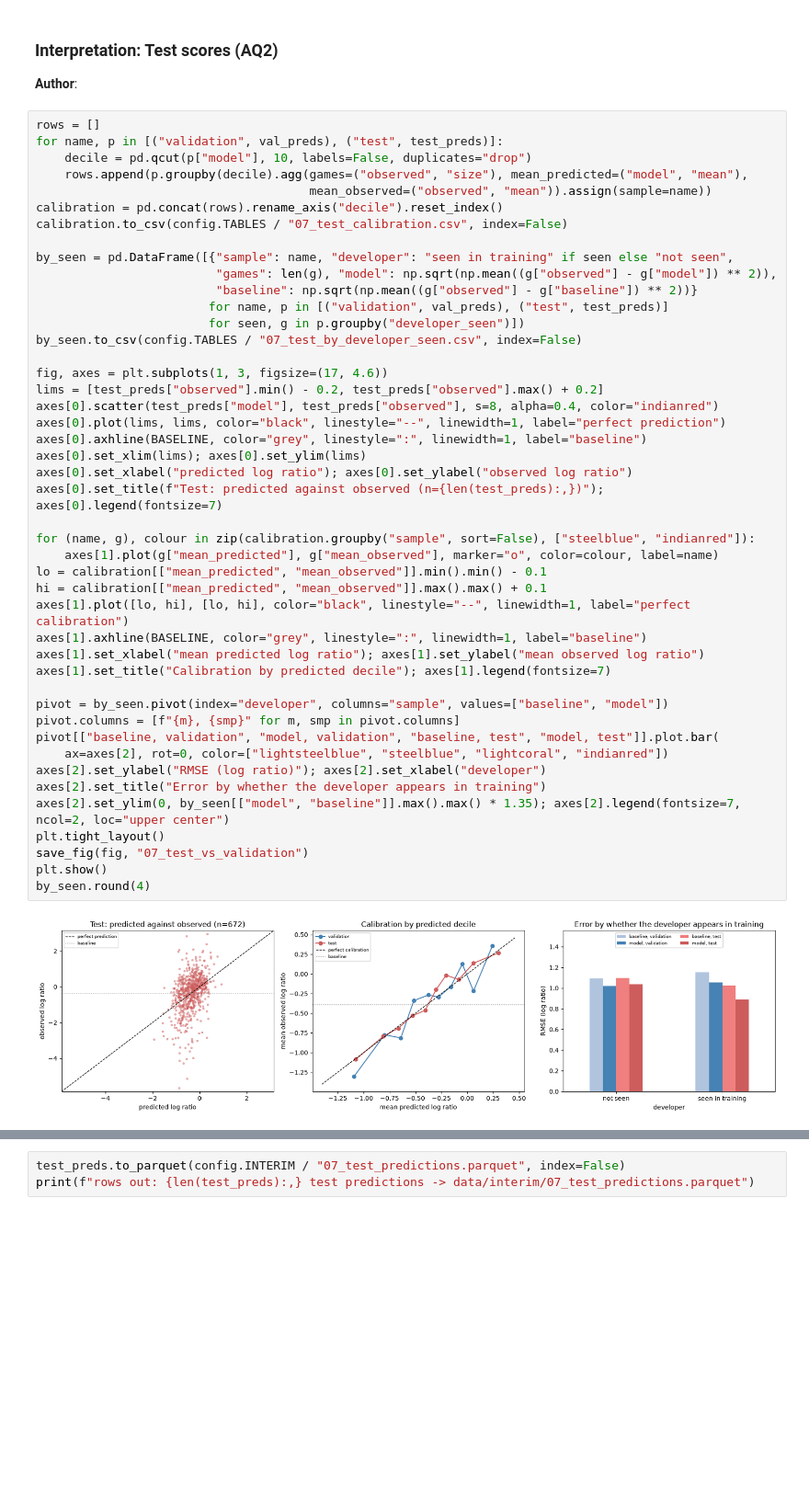
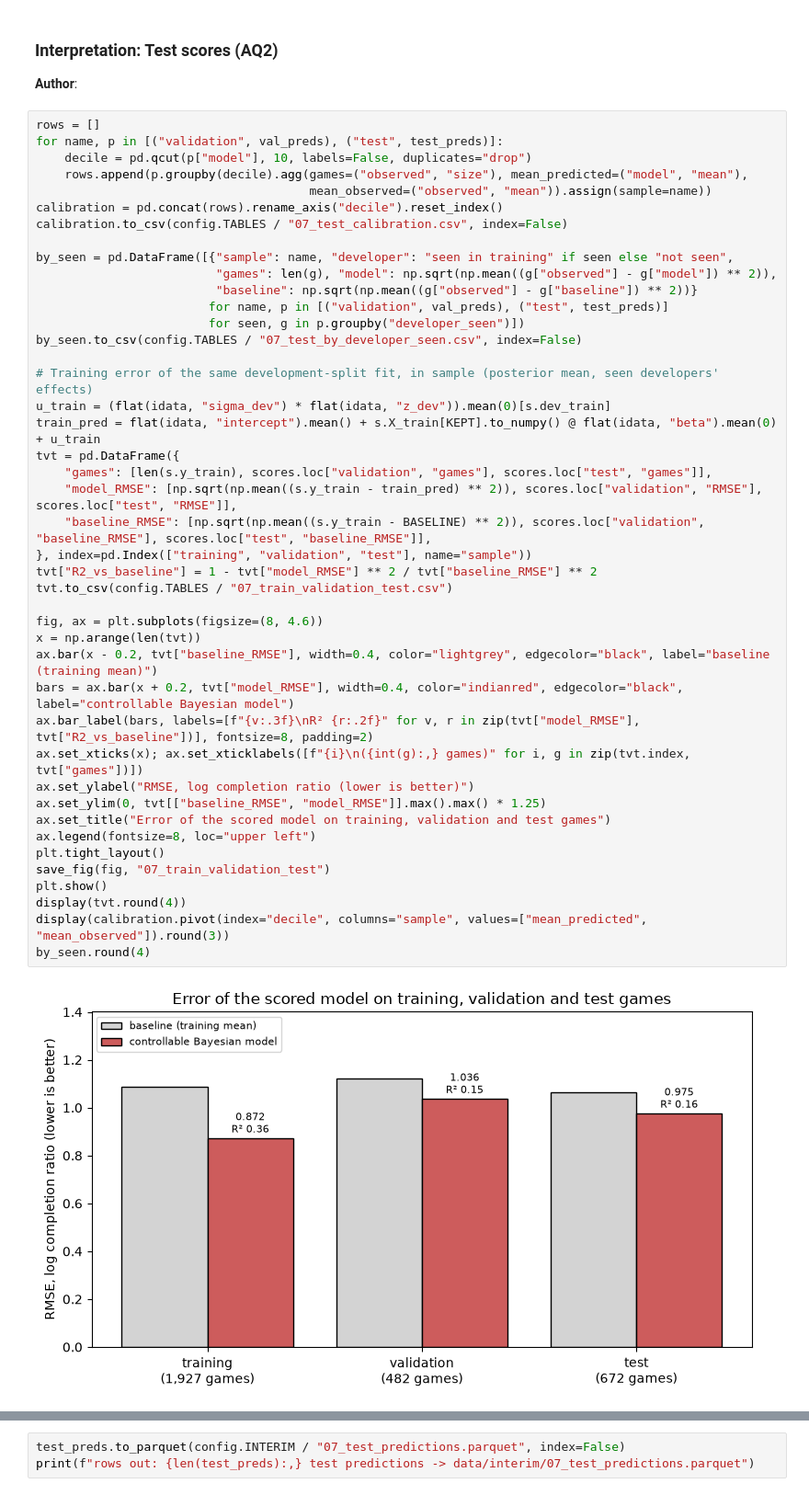
Before and after one commit to SinYang13/IS630, a Jupyter notebook: notebooks/07_final_test_scoring.ipynb, the cells around one changed output, grey strips where cells are left out. Shown at 92% size. Cells and saved outputs as stored; diff of their text form; blank space fills up the shorter version.

```diff
--- a/notebooks/07_final_test_scoring.ipynb
+++ b/notebooks/07_final_test_scoring.ipynb
@@ -296,47 +296,45 @@ A negative RMSE gain means the model has lower error than the baseline.
 # %%
 rows = []
 for name, p in [("validation", val_preds), ("test", test_preds)]:
     decile = pd.qcut(p["model"], 10, labels=False, duplicates="drop")
     rows.append(p.groupby(decile).agg(games=("observed", "size"), mean_predicted=("model", "mean"),
                                       mean_observed=("observed", "mean")).assign(sample=name))
 calibration = pd.concat(rows).rename_axis("decile").reset_index()
 calibration.to_csv(config.TABLES / "07_test_calibration.csv", index=False)
 
 by_seen = pd.DataFrame([{"sample": name, "developer": "seen in training" if seen else "not seen",
                          "games": len(g), "model": np.sqrt(np.mean((g["observed"] - g["model"]) ** 2)),
                          "baseline": np.sqrt(np.mean((g["observed"] - g["baseline"]) ** 2))}
                         for name, p in [("validation", val_preds), ("test", test_preds)]
                         for seen, g in p.groupby("developer_seen")])
 by_seen.to_csv(config.TABLES / "07_test_by_developer_seen.csv", index=False)
 
-fig, axes = plt.subplots(1, 3, figsize=(17, 4.6))
-lims = [test_preds["observed"].min() - 0.2, test_preds["observed"].max() + 0.2]
-axes[0].scatter(test_preds["model"], test_preds["observed"], s=8, alpha=0.4, color="indianred")
-axes[0].plot(lims, lims, color="black", linestyle="--", linewidth=1, label="perfect prediction")
-axes[0].axhline(BASELINE, color="grey", linestyle=":", linewidth=1, label="baseline")
-axes[0].set_xlim(lims); axes[0].set_ylim(lims)
-axes[0].set_xlabel("predicted log ratio"); axes[0].set_ylabel("observed log ratio")
-axes[0].set_title(f"Test: predicted against observed (n={len(test_preds):,})"); axes[0].legend(fontsize=7)
+# Training error of the same development-split fit, in sample (posterior mean, seen developers' effects)
+u_train = (flat(idata, "sigma_dev") * flat(idata, "z_dev")).mean(0)[s.dev_train]
+train_pred = flat(idata, "intercept").mean() + s.X_train[KEPT].to_numpy() @ flat(idata, "beta").mean(0) + u_train
+tvt = pd.DataFrame({
+    "games": [len(s.y_train), scores.loc["validation", "games"], scores.loc["test", "games"]],
+    "model_RMSE": [np.sqrt(np.mean((s.y_train - train_pred) ** 2)), scores.loc["validation", "RMSE"], scores.loc["test", "RMSE"]],
+    "baseline_RMSE": [np.sqrt(np.mean((s.y_train - BASELINE) ** 2)), scores.loc["validation", "baseline_RMSE"], scores.loc["test", "baseline_RMSE"]],
+}, index=pd.Index(["training", "validation", "test"], name="sample"))
+tvt["R2_vs_baseline"] = 1 - tvt["model_RMSE"] ** 2 / tvt["baseline_RMSE"] ** 2
+tvt.to_csv(config.TABLES / "07_train_validation_test.csv")
 
-for (name, g), colour in zip(calibration.groupby("sample", sort=False), ["steelblue", "indianred"]):
-    axes[1].plot(g["mean_predicted"], g["mean_observed"], marker="o", color=colour, label=name)
-lo = calibration[["mean_predicted", "mean_observed"]].min().min() - 0.1
-hi = calibration[["mean_predicted", "mean_observed"]].max().max() + 0.1
-axes[1].plot([lo, hi], [lo, hi], color="black", linestyle="--", linewidth=1, label="perfect calibration")
-axes[1].axhline(BASELINE, color="grey", linestyle=":", linewidth=1, label="baseline")
-axes[1].set_xlabel("mean predicted log ratio"); axes[1].set_ylabel("mean observed log ratio")
-axes[1].set_title("Calibration by predicted decile"); axes[1].legend(fontsize=7)
-
-pivot = by_seen.pivot(index="developer", columns="sample", values=["baseline", "model"])
-pivot.columns = [f"{m}, {smp}" for m, smp in pivot.columns]
-pivot[["baseline, validation", "model, validation", "baseline, test", "model, test"]].plot.bar(
-    ax=axes[2], rot=0, color=["lightsteelblue", "steelblue", "lightcoral", "indianred"])
-axes[2].set_ylabel("RMSE (log ratio)"); axes[2].set_xlabel("developer")
-axes[2].set_title("Error by whether the developer appears in training")
-axes[2].set_ylim(0, by_seen[["model", "baseline"]].max().max() * 1.35); axes[2].legend(fontsize=7, ncol=2, loc="upper center")
+fig, ax = plt.subplots(figsize=(8, 4.6))
+x = np.arange(len(tvt))
+ax.bar(x - 0.2, tvt["baseline_RMSE"], width=0.4, color="lightgrey", edgecolor="black", label="baseline (training mean)")
+bars = ax.bar(x + 0.2, tvt["model_RMSE"], width=0.4, color="indianred", edgecolor="black", label="controllable Bayesian model")
+ax.bar_label(bars, labels=[f"{v:.3f}\nR² {r:.2f}" for v, r in zip(tvt["model_RMSE"], tvt["R2_vs_baseline"])], fontsize=8, padding=2)
+ax.set_xticks(x); ax.set_xticklabels([f"{i}\n({int(g):,} games)" for i, g in zip(tvt.index, tvt["games"])])
+ax.set_ylabel("RMSE, log completion ratio (lower is better)")
+ax.set_ylim(0, tvt[["baseline_RMSE", "model_RMSE"]].max().max() * 1.25)
+ax.set_title("Error of the scored model on training, validation and test games")
+ax.legend(fontsize=8, loc="upper left")
 plt.tight_layout()
-save_fig(fig, "07_test_vs_validation")
+save_fig(fig, "07_train_validation_test")
 plt.show()
+display(tvt.round(4))
+display(calibration.pivot(index="decile", columns="sample", values=["mean_predicted", "mean_observed"]).round(3))
 by_seen.round(4)
 # %% [output]
-[figure, old version]
+[figure, new version]
```
Also changed, not shown: parts of 8 cells of this notebook, 7 other files.
